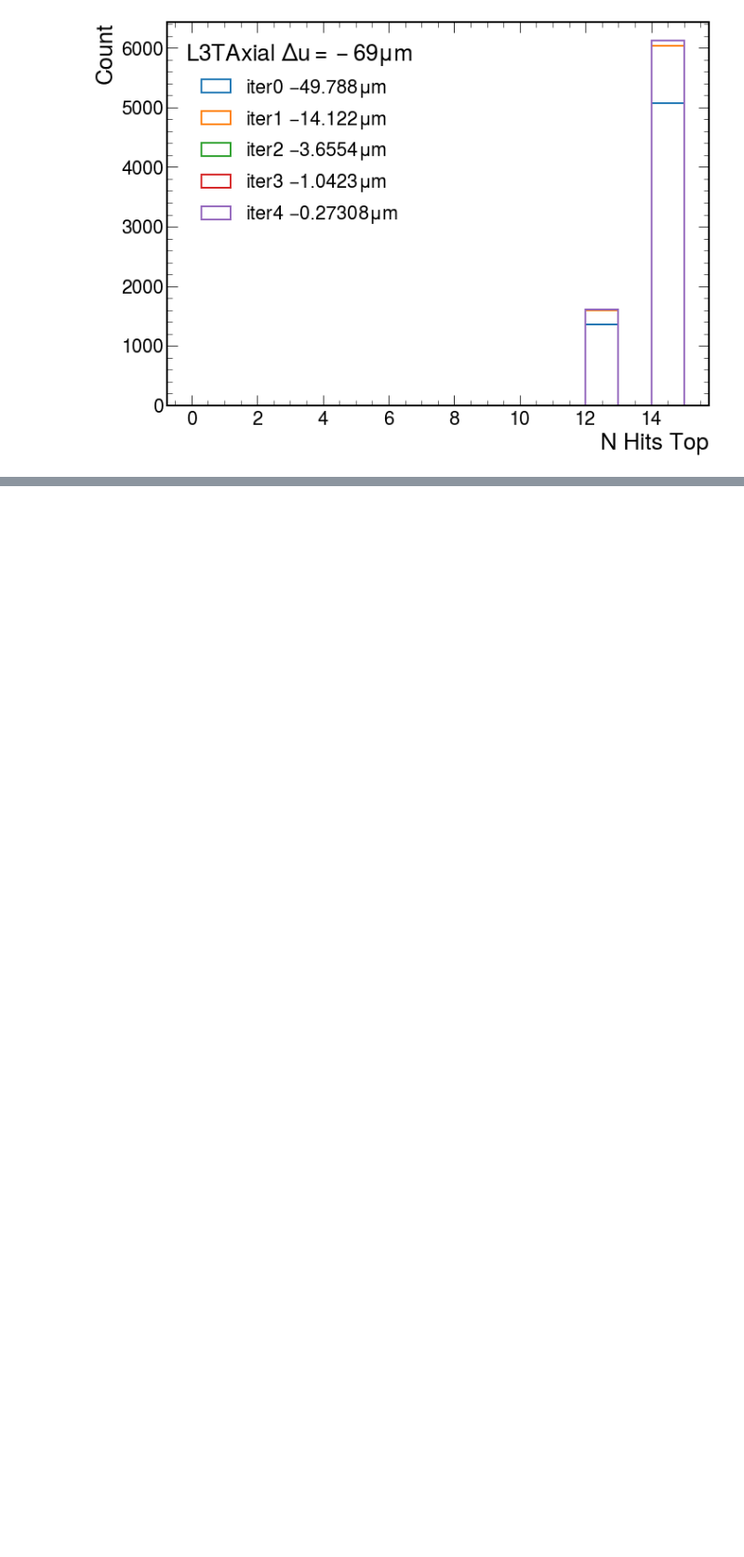
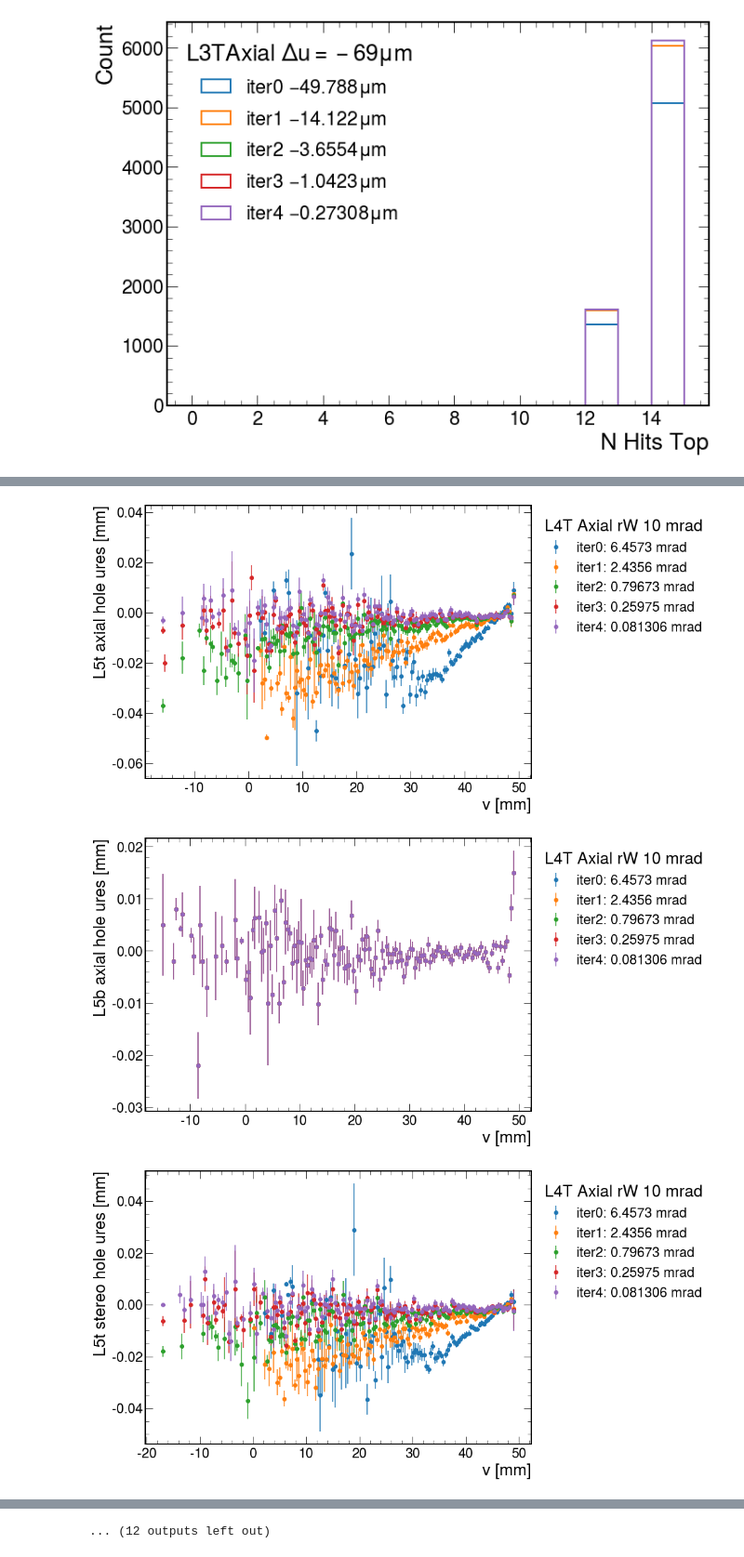
Before and after one commit to tomeichlersmith/hps, a Jupyter notebook: alignment/kf.ipynb, the cells around one changed output, grey strips where cells are left out. Shown at 93% size. Saved outputs shown, nothing was run; the diff lists cells and outputs as text; code cells hidden in the pictures; blank space fills up the shorter version.

```diff
--- a/alignment/kf.ipynb
+++ b/alignment/kf.ipynb
@@ -67,0 +68,15 @@ d.plot2d_profile_overlay('res/uresidual_GBL_vs_v_pred_module_L4t_halfmodule_axia
+# %%
+sensors = [
+    (f'L{l}{tb} {t} {sh}', f'res/uresidual_GBL_vs_v_pred_module_L{l}{tb}_halfmodule_{t}_{sh}_sensor0')
+    for l in range(5,8)
+    for sh in ['hole','slot']
+    for t in ['axial','stereo']
+    for tb in ['t','b']
+]
+for name, hist in sensors :
+    d.plot2d_profile_overlay(hist, xlabel='v [mm]', ylabel = f'{name} ures [mm]',
+                             legend_kw = dict(loc='upper left', bbox_to_anchor=(1,1)))
+# %% [output]
+[figure, added]
+[figure, added]
+[figure, added]
@@ -68,3 +92,4 @@ d.plot2d_profile_overlay('res/uresidual_GBL_vs_v_pred_module_L4t_halfmodule_axia
+... (12 outputs left out)
 # %%
 d.plot2d_separate('res/uresidual_GBL_vs_v_pred_module_L4t_halfmodule_axial_sensor0',
                  xlabel='v [mm]', ylabel = 'L4T Axial unbiased residual')
```
Also changed, not shown: parts of 16 cells of this notebook.
